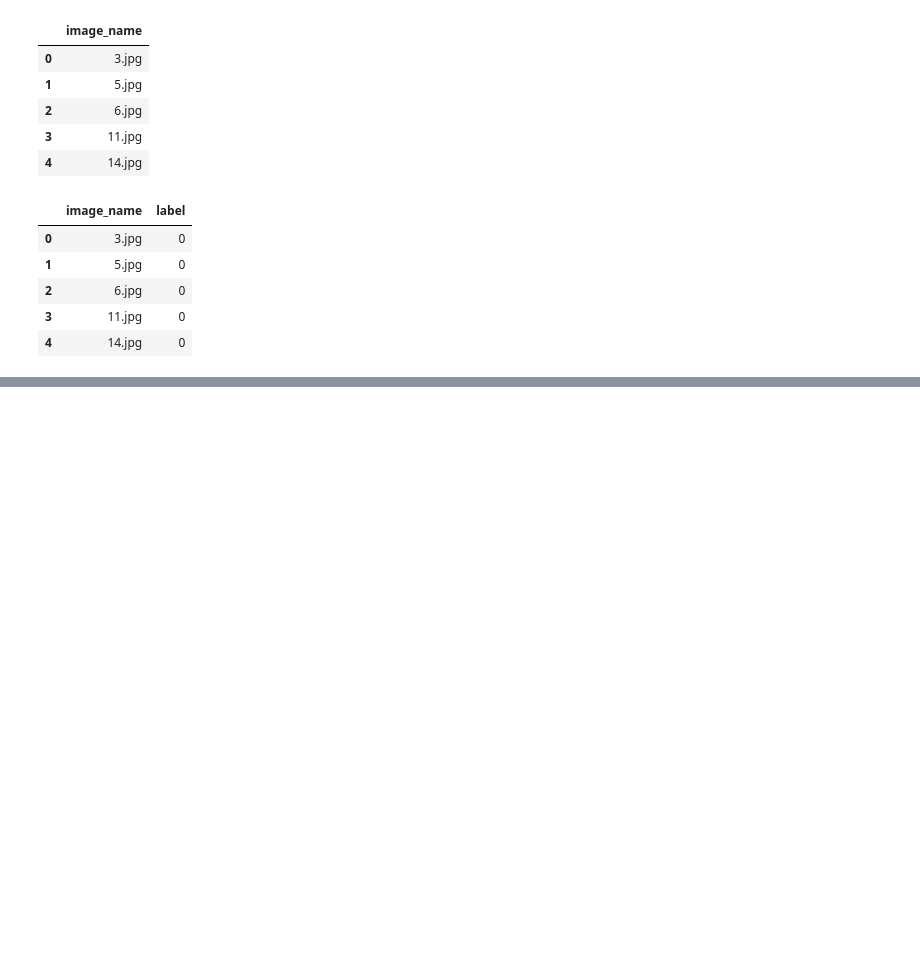
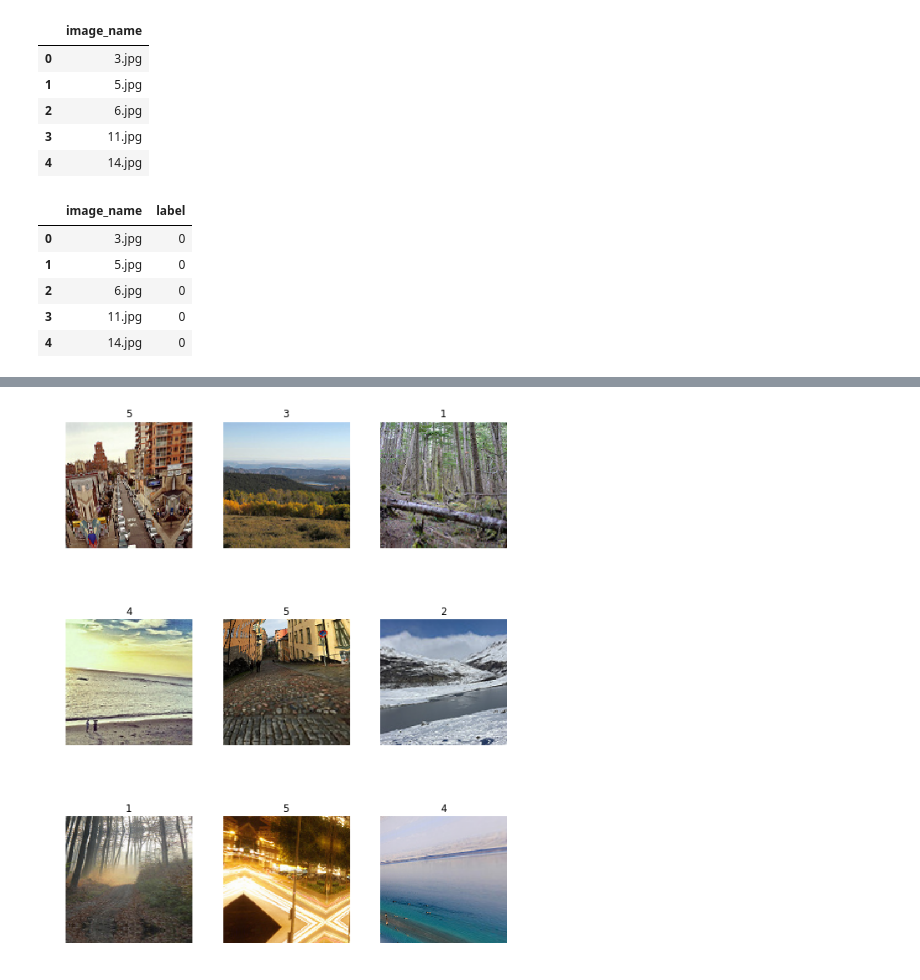
Before and after one commit to Anirudhsekar96/AVIntelSceneClassification, a Jupyter notebook: code/Trial.ipynb, the cells around one changed output, grey strips where cells are left out. Drawn from its saved outputs; the diff is of its cells as text; code cells hidden in the pictures; blank space fills up the shorter version.

```diff
--- a/code/Trial.ipynb
+++ b/code/Trial.ipynb
@@ -7,6 +9,9 @@ from fastai.vision import *
 # %%
+path = "../data/train/train/"
 test_df = pd.read_csv("../data/test_WyRytb0.csv")
 sample_sub = pd.read_csv("../data/sample_submission_CH2mq5Z.csv")
+df = pd.read_csv("../data/train/train.csv")
+bs = 8
 # %%
 test_df.head()
 # %% [output]
@@ -27,0 +42,13 @@ sample_sub.head()
+# %%
+tfms = get_transforms(flip_vert=False,max_zoom=1.0,max_warp=0.5)
+# %%
+data = (ImageList.from_csv(path, csv_name = '../train.csv')
+        .split_by_rand_pct()
+        .label_from_df()
+        .add_test_folder(test_folder = '../test')
+        .transform(tfms, size=128)
+        .databunch(num_workers=0))
+# %%
+data.show_batch(rows=3, figsize=(8,10))
+# %% [output]
+[figure, added]
```
Also changed, not shown: parts of 4 cells of this notebook.
